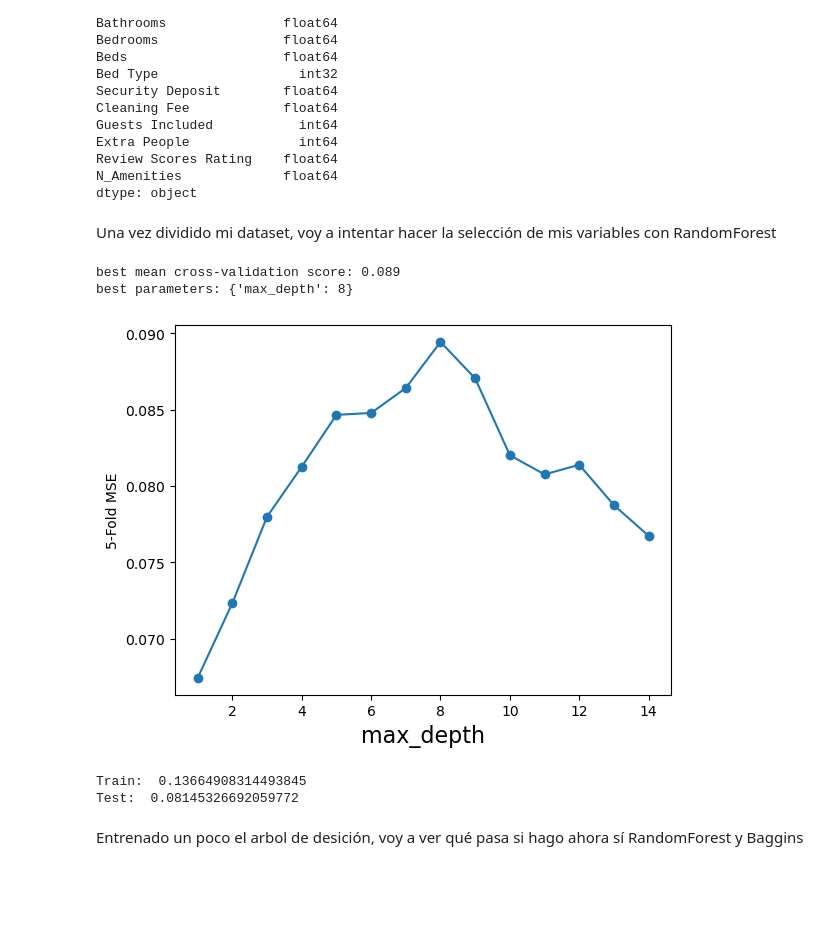
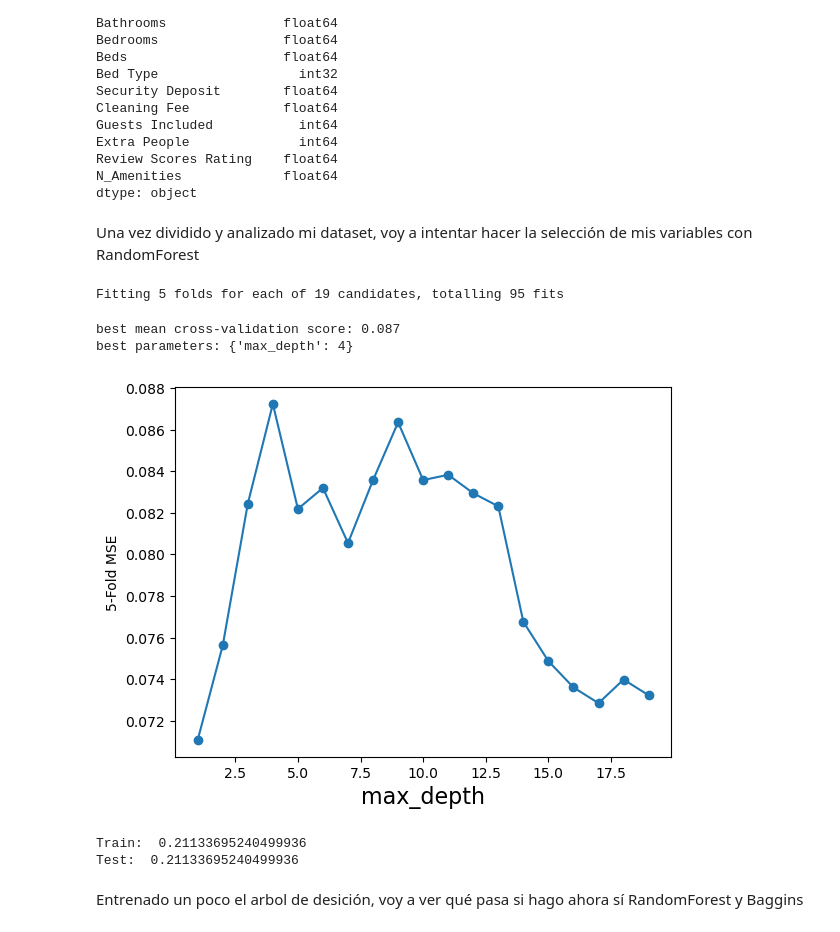
Before and after one commit to Lynphex/TrainingProjects, a Jupyter notebook: Machine_Learning_01/Practica_ML_Anel.ipynb, the cells around one changed output. Cells and saved outputs as stored; diff of their text form; code cells hidden in the pictures; blank space fills up the shorter version.

```diff
--- a/Machine_Learning_01/Practica_ML_Anel.ipynb
+++ b/Machine_Learning_01/Practica_ML_Anel.ipynb
@@ -113,5 +199,6 @@ memory usage: 2.0+ MB
 # %% [markdown]
 Por lo que veo Square Feet a pesar de que considero que podría servirme como un dato muy relevante, faltan muchos datos, por lo que me lo voy a cargar
 # %%
-nueva_df = nueva_df.drop("Square Feet", axis=1)
+X_train = X_train.drop("Square Feet", axis=1)
+X_test = X_test.drop("Square Feet", axis=1)
 # %% [markdown]
@@ -119,3 +211,12 @@ También sé que el Security deposit es una cantidad o en NAN por las opciones q
 # %%
-nueva_df["Security Deposit"]= nueva_df["Security Deposit"].fillna(0)
-nueva_df["Cleaning Fee"]= nueva_df["Cleaning Fee"].fillna(0)
+X_train["Security Deposit"]= X_train["Security Deposit"].fillna(0)
+X_train["Cleaning Fee"]= X_train["Cleaning Fee"].fillna(0)
+
+X_test["Security Deposit"]= X_test["Security Deposit"].fillna(0)
+X_test["Cleaning Fee"]= X_test["Cleaning Fee"].fillna(0)
+
+y_train = y_train.dropna()
+X_train = X_train.loc[y_train.index]
+
+y_test = y_train.dropna()
+X_test = X_train.loc[y_train.index]
@@ -223,5 +254,7 @@ plt.show()
 # %% [markdown]
 Veo que tanto la longitud como la latitud no muestra correlación lineal con el precio
 # %%
-nueva_df = nueva_df.drop('Latitude', axis=1)
-nueva_df = nueva_df.drop('Longitude', axis=1)
+X_train = X_train.drop('Latitude', axis=1)
+X_train = X_train.drop('Longitude', axis=1)
+X_test = X_test.drop('Latitude', axis=1)
+X_test = X_test.drop('Longitude', axis=1)
@@ -290,39 +287,47 @@ Review Scores Rating    float64
 N_Amenities             float64
 dtype: object
 # %% [markdown]
-Una vez dividido mi dataset, voy a intentar hacer la selección de mis variables con RandomForest
+Una vez dividido y analizado mi dataset, voy a intentar hacer la selección de mis variables con RandomForest
 # %%
 from sklearn.model_selection import GridSearchCV
 from sklearn.tree import DecisionTreeClassifier
 from sklearn import tree
 
+# Yo voy a optar por hacer dropna
+X_train = X_train.dropna()
+y_train = y_train.loc[X_train.index]
+
+X_test = X_test.dropna()
+y_test = y_test.loc[X_test.index]
+
 # Hago validación cruzada para saber la profundidad
-maxDepth = range(1,15)
-param_grid = {'max_depth': maxDepth }
-grid = GridSearchCV(DecisionTreeClassifier(random_state=0), param_grid=param_grid, cv = 5)
+max_depth = range(1, 20)
+param_grid = {'max_depth': max_depth }
+grid = GridSearchCV(DecisionTreeClassifier(), scoring= 'accuracy', param_grid=param_grid, cv = 5, verbose=1)
 grid.fit(X_train, y_train)
 print("best mean cross-validation score: {:.3f}".format(grid.best_score_))
 print("best parameters: {}".format(grid.best_params_))
 
 scores = np.array(grid.cv_results_['mean_test_score'])
-plt.plot(maxDepth,scores,'-o')
+plt.plot(max_depth,scores,'-o')
 plt.xlabel('max_depth',fontsize=16)
 plt.ylabel('5-Fold MSE')
 #plt.ylim((-1, 0))
 plt.show()
 # %% [output]
-best mean cross-validation score: 0.089
-best parameters: {'max_depth': 8}
+Fitting 5 folds for each of 19 candidates, totalling 95 fits
+best mean cross-validation score: 0.087
+best parameters: {'max_depth': 4}
-[figure, old version]
+[figure, new version]
 # %%
-maxDepthOptimo = grid.best_params_['max_depth']
+maxDepthOptimo =10 #grid.best_params_['max_depth']
 treeModel = DecisionTreeClassifier(max_depth=maxDepthOptimo).fit(X_train,y_train)
 
 print("Train: ",treeModel.score(X_train,y_train))
 print("Test: ",treeModel.score(X_test,y_test))
 # %% [output]
-Train:  0.13664908314493845
-Test:  0.08145326692059772
+Train:  0.21133695240499936
+Test:  0.21133695240499936
 # %% [markdown]
 Entrenado un poco el arbol de desición, voy a ver qué pasa si hago ahora sí RandomForest y Baggins
 # %%
```
Also changed, not shown: parts of 44 cells of this notebook, 1 other file.
